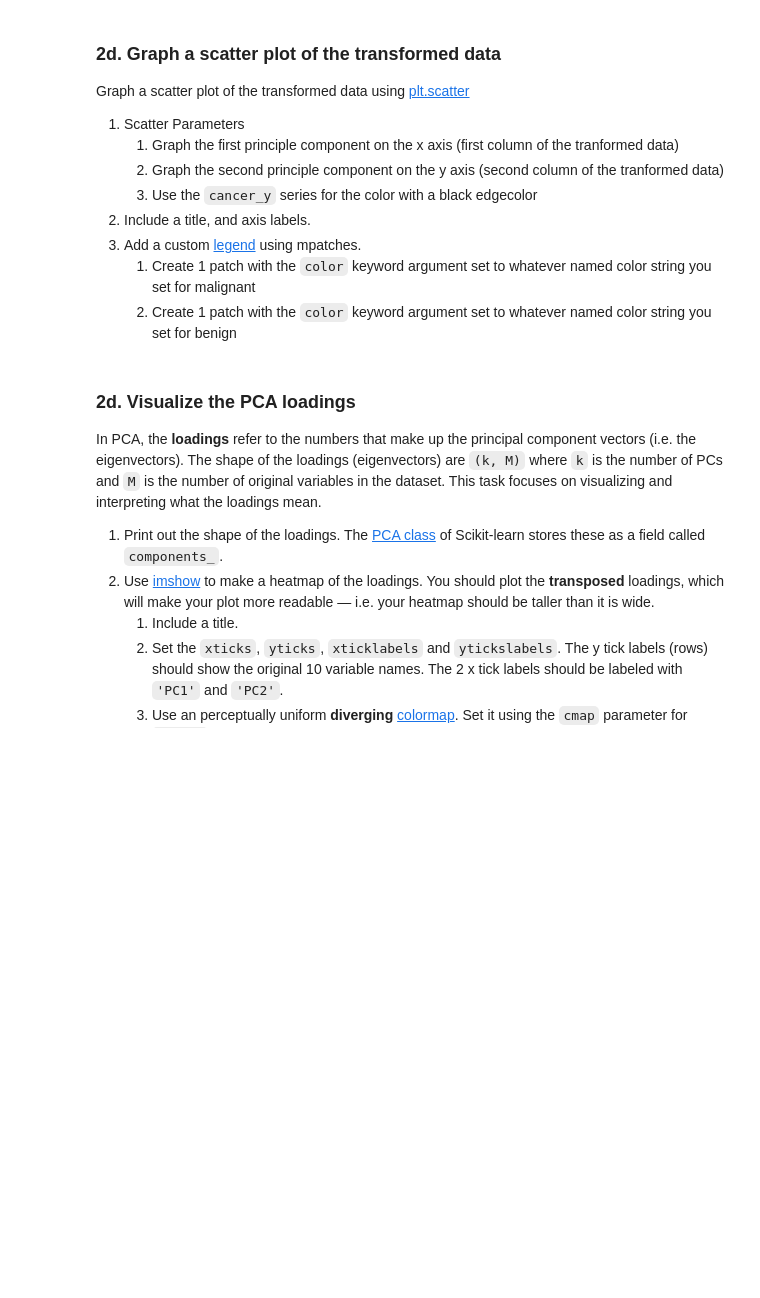
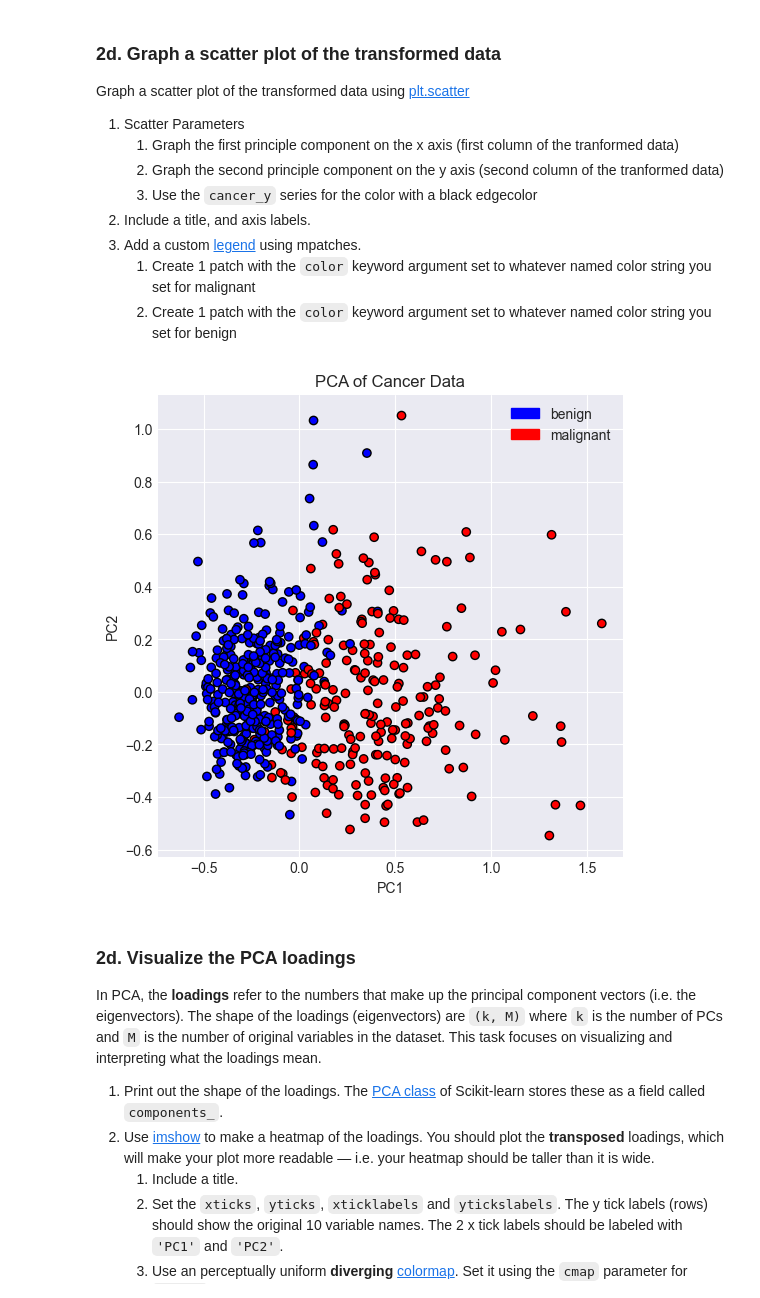
Before and after one commit to schiffinor/dataVisualization, a Jupyter notebook: Project4/Lab04b/Lab04b.ipynb, the cells around one changed output. Cells and saved outputs as stored; diff of their text form; code cells hidden in the pictures; blank space fills up the shorter version.

```diff
--- a/Project4/Lab04b/Lab04b.ipynb
+++ b/Project4/Lab04b/Lab04b.ipynb
@@ -28,3 +28,26 @@ We are using the [Wisconsin Breast Cancer dataset](https://archive.ics.uci.edu/m
 5. `diagnosis` is a categorical variable (`M` stands for "malignant" and `B` stands for "benign"). Create a `cancer_y` Series with from the column `diagnosis` and convert the data type to [categorical](https://pandas.pydata.org/docs/user_guide/categorical.html).
     1. In Task 2 of this lab you will use `diagnosis` to color-code a scatter plot of the cancer data. Use [pd.replace](https://pandas.pydata.org/docs/reference/api/pandas.DataFrame.replace.html) to replace the categorical levels with color string names. To do this, pass in a dictionary as the `replace` method parameter that maps the strings `'M'` and `'B'` to [colors](https://matplotlib.org/stable/gallery/color/named_colors.html) of your choice (e.g. `'red'`, `'blue'`). By default, the `replace` method doesn't update the DataFrame when you call it, so don't forget to update the value of `cancer_y` by assigning it to the output of your `replace` method call.
     2. Print out `cancer_y`. You should see the `dtype` as `category` and the values should be one of two named color strings (e.g. `'red'`, `'blue'`).
+# %%
+# 1. Import dataset
+url = 'https://raw.githubusercontent.com/patrickmlong/Breast-Cancer-Wisconsin-Diagnostic-DataSet/master/data.csv'
+cancer = pd.read_csv(url)
+
+# 2. Create cancer_x DataFrame
+cancer_x = cancer.filter(like='mean')
+
+# 3. Print out a summary of the cancer_x DataFrame
+print(cancer_x.describe())
+
+# 4. Min-max normalize cancer_x
+cancer_x = (cancer_x - cancer_x.min()) / (cancer_x.max() - cancer_x.min())
+
+# 5. Create cancer_y Series
+cancer_y = cancer['diagnosis'].astype('category')
+
+# 5a. Replace categorical levels with color strings
+# cancer_y = cancer_y.replace({'M':'red', 'B':'blue'})
+cancer_y = cancer_y.cat.rename_categories({'M':'red', 'B':'blue'})
+
+# 5b. Print out cancer_y
+print(f"\nNew cancer_y: \n{cancer_y}")
@@ -61,7 +139,17 @@ Use Sci-kit Learn's [PCA class](https://scikit-learn.org/stable/modules/generate
 # %%
 from sklearn.decomposition import PCA
 # %%
+# 1. Create an instance of the PCA class with 2 components
+pca = PCA(n_components=2)
 
+# 2. Call the method fit_transform
+transformed_data = pca.fit_transform(cancer_x)
+
+# 3. Print the shape of the transformed values
+print(f"PCA-transformed data shape: {transformed_data.shape}")
+
+# 4. Print the first 5 rows of the transformed data
+print(f"Transformed data:\n{transformed_data[:5]}")
 
 print('''
 -------------------------------------
@@ -91,11 +199,23 @@ Graph a scatter plot of the transformed data using [plt.scatter](https://matplot
 # %%
 import matplotlib.patches as mpatches
 
+# 1. Scatter plot of transformed data
+fig2, ax = plt.subplots()
+ax.scatter(transformed_data[:, 0], transformed_data[:, 1], c=cancer_y, edgecolor='black')
+
+# 2. Include a title, and axis labels
+ax.set_title('PCA of Cancer Data')
+ax.set_xlabel('PC1')
+ax.set_ylabel('PC2')
+
+# 3. Add a custom legend
 
 b_patch = mpatches.Patch(color='blue', label='benign')
 m_patch = mpatches.Patch(color='red', label='malignant')
 ax.legend(handles=[b_patch, m_patch])
 plt.show()
+# %% [output]
+[figure, added]
 # %% [markdown]
 ### 2d. Visualize the PCA loadings
 
```
Also changed, not shown: parts of 9 cells of this notebook, 9 other files.
